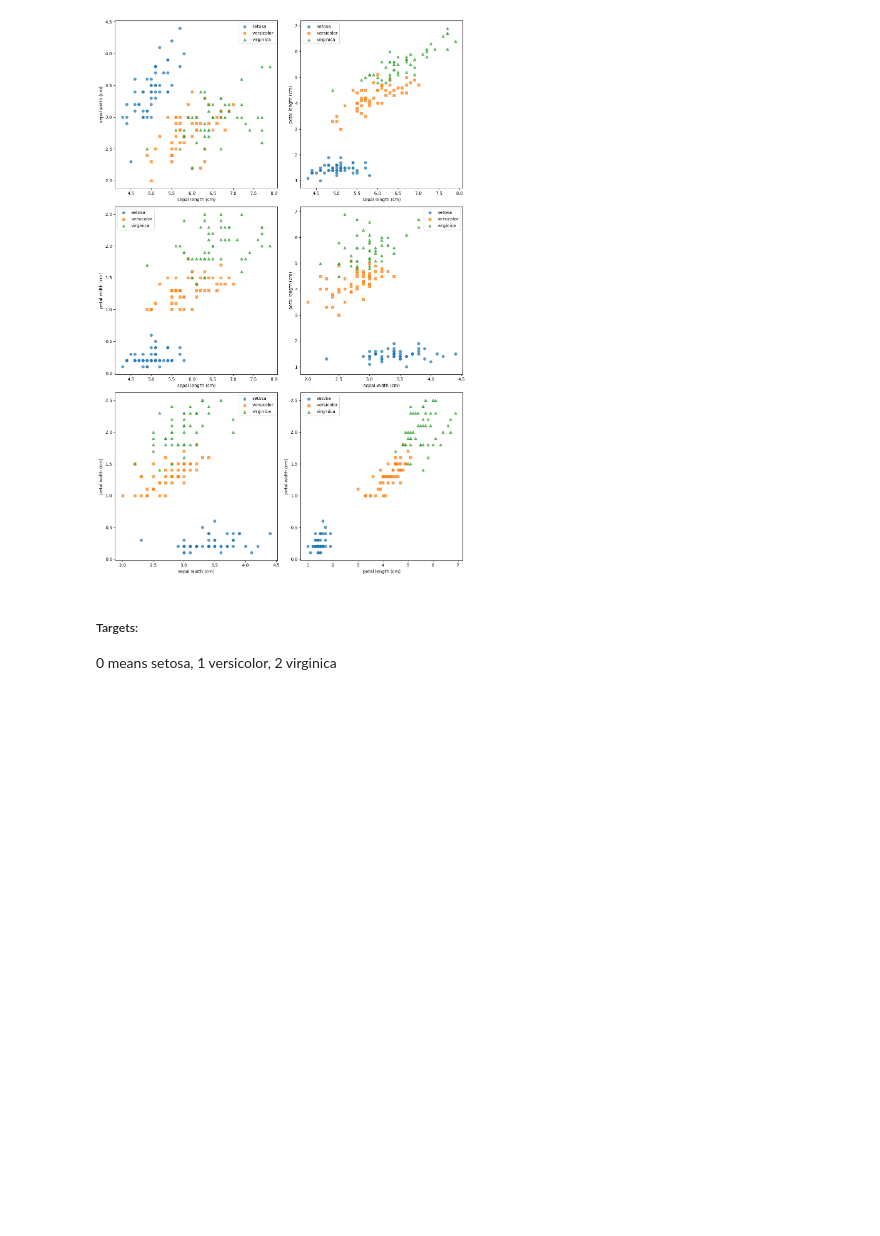
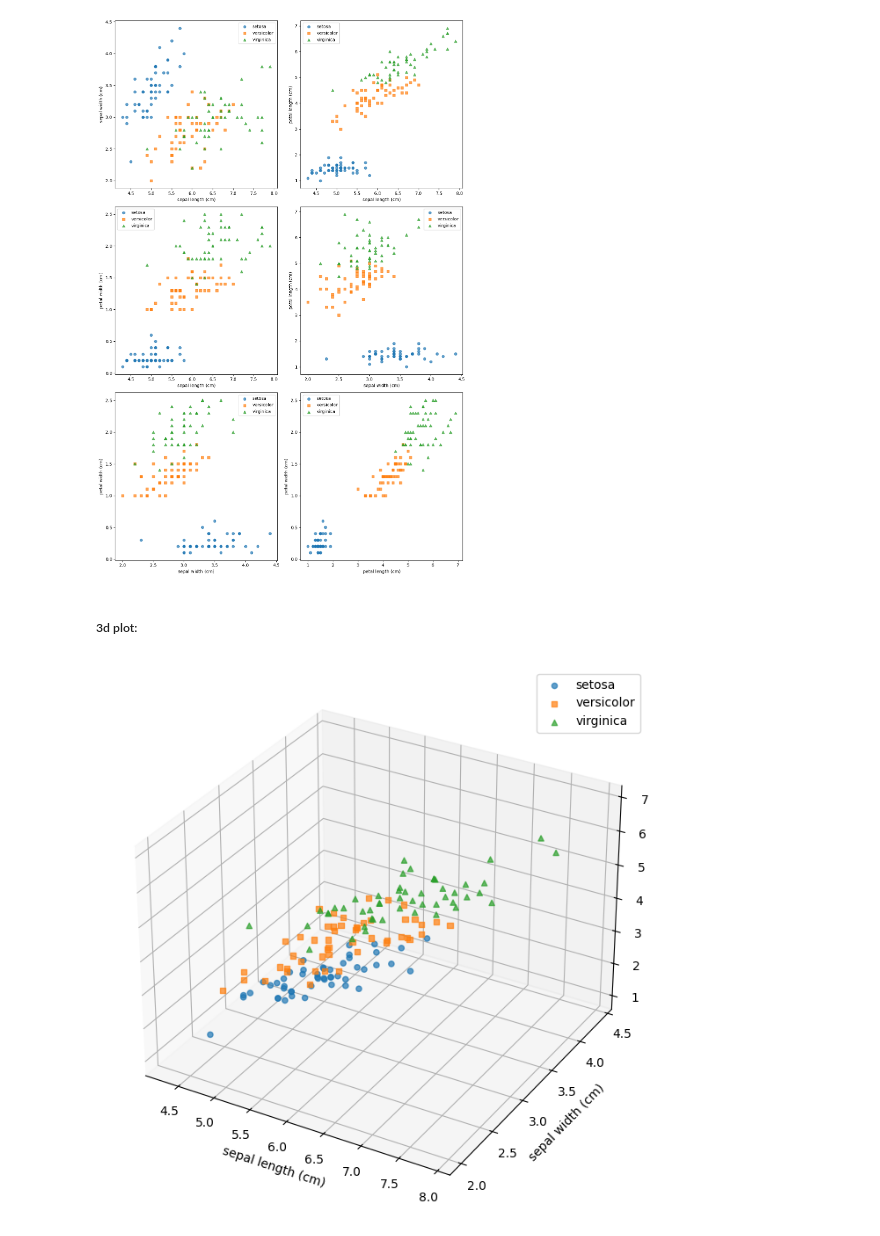
Before and after one commit to jurgenfolz/Machine-Learning-Examples, a Jupyter notebook: Iris/main.ipynb, the cells around one changed output. Cells and saved outputs as stored; diff of their text form; code cells hidden in the pictures; blank space fills up the shorter version.

Commit message:
3D Plot added

```diff
--- a/Iris/main.ipynb
+++ b/Iris/main.ipynb
@@ -104,6 +107,27 @@ plt.tight_layout()
 plt.show()
 # %% [output]
 [figure]
-# %% [markdown]
-##### Targets:
-0 means setosa, 1 versicolor, 2 virginica
+# %% [markdown]
+##### 3d plot:
+# %%
+# Select three features for the 3D plot
+feature_x, feature_y, feature_z = iris_dataset.feature_names[:3]
+
+# Create a 3D scatter plot
+fig = plt.figure(figsize=(10, 8))
+ax = fig.add_subplot(111, projection='3d')
+
+# Plot each species with a different marker and color
+for species, marker in zip(species_map.values(), markers):
+    subset = df[df['species'] == species]
+    ax.scatter(subset[feature_x], subset[feature_y], subset[feature_z], label=species, marker=marker, alpha=0.7)
+
+# Set axis labels
+ax.set_xlabel(feature_x)
+ax.set_ylabel(feature_y)
+ax.set_zlabel(feature_z)
+ax.legend()
+
+plt.show()
+# %% [output]
+[figure, added]
```
Also changed, not shown: parts of 2 cells of this notebook.
